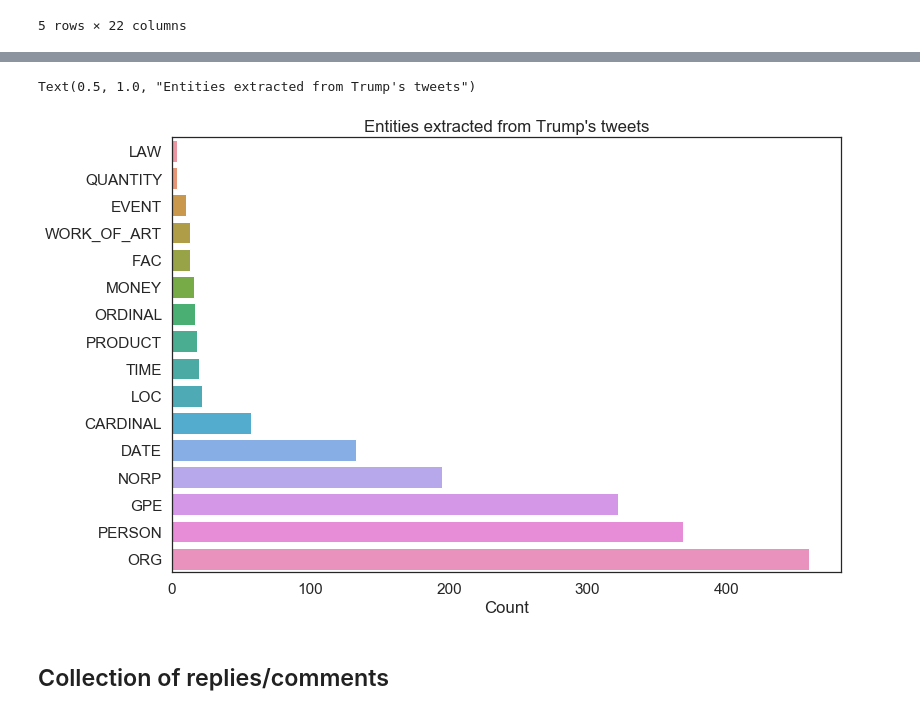
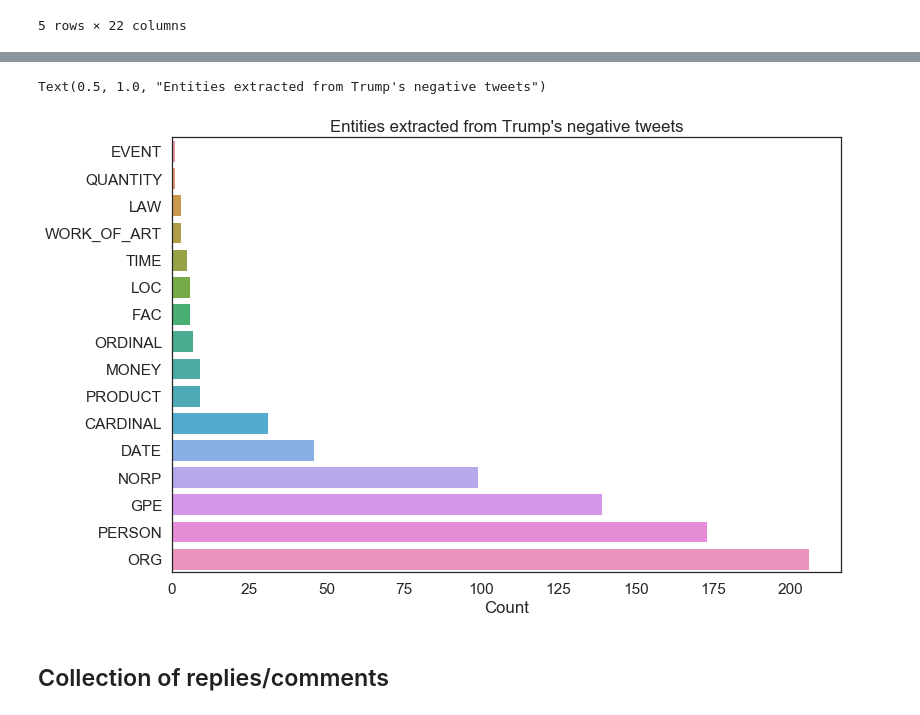
Before and after one commit to andrei-andrianov/trump-sentiment-analysis, a Jupyter notebook: Trump Sentiment Analysis.ipynb, the cells around one changed output, grey strips where cells are left out. Drawn from its saved outputs; the diff is of its cells as text; code cells hidden in the pictures.

Commit message:
Entities distribution
Added two plots for positive/negative tweets

```diff
--- a/Trump Sentiment Analysis.ipynb
+++ b/Trump Sentiment Analysis.ipynb
@@ -211,9 +213,12 @@ df.head()
 # %%
 counters = {}
+df_plot = df.loc[df['Sentiment'] == 'positive']
 
 for column in entities.columns:
-    counters.update({column: df[column].sum()})
+    counters.update({column: df_plot[column].sum()})
 
 df_entities_distribution = pd.DataFrame.from_dict(counters, orient='index', columns=['Count']).sort_values(by='Count')
-df_entities_distribution.head(10)
+
+sns.barplot(data=df_entities_distribution, x='Count', y=df_entities_distribution.index)
+plt.title('Entities extracted from Trump\'s positive tweets')
 # %% [output]
@@ -231,9 +227,17 @@ df_entities_distribution.head(10)
 # %%
+counters = {}
+df_plot = df.loc[df['Sentiment'] == 'negative']
+
+for column in entities.columns:
+    counters.update({column: df_plot[column].sum()})
+
+df_entities_distribution = pd.DataFrame.from_dict(counters, orient='index', columns=['Count']).sort_values(by='Count')
+
 sns.barplot(data=df_entities_distribution, x='Count', y=df_entities_distribution.index)
-plt.title('Entities extracted from Trump\'s tweets')
+plt.title('Entities extracted from Trump\'s negative tweets')
 # %% [output]
-Text(0.5, 1.0, "Entities extracted from Trump's tweets")
+Text(0.5, 1.0, "Entities extracted from Trump's negative tweets")
-[figure, old version]
+[figure, new version]
 # %% [markdown]
 ## Collection of replies/comments
 # %% [markdown]
```
Also changed, not shown: parts of 2 cells of this notebook.
